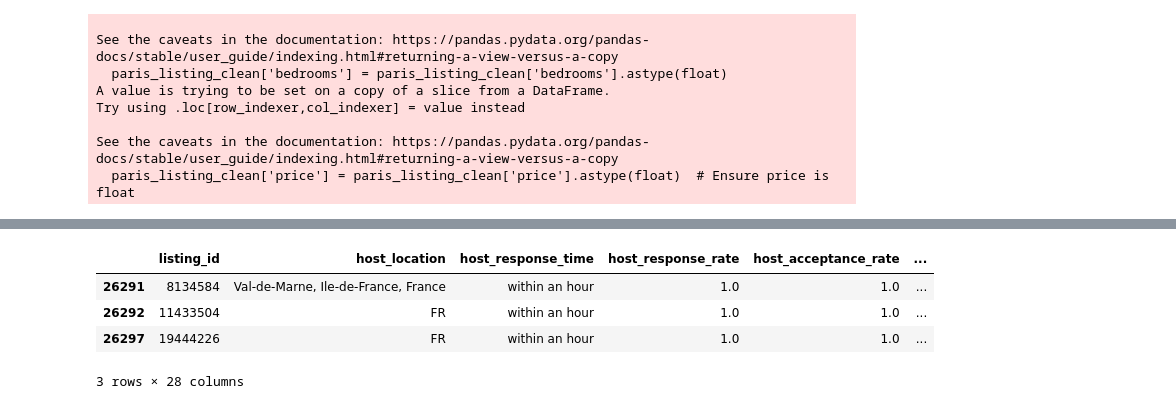
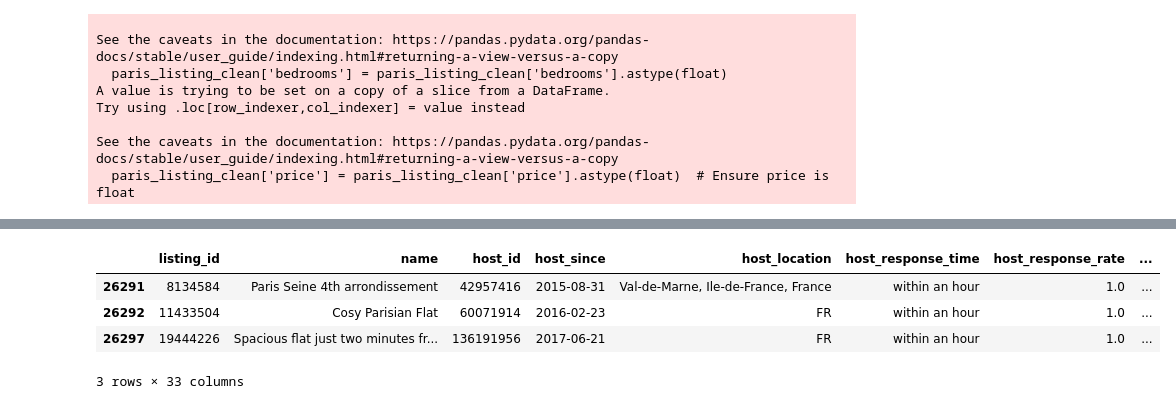
Before and after one commit to AMMISAIDFaical/Paris_Airbnb_Study, a Jupyter notebook: notebooks/Data_preprocessing.ipynb, the cells around one changed output, grey strips where cells are left out. Saved outputs shown, nothing was run; the diff lists cells and outputs as text; code cells hidden in the pictures.

```diff
--- a/notebooks/Data_preprocessing.ipynb
+++ b/notebooks/Data_preprocessing.ipynb
@@ -216,3 +246,5 @@ paris_listing['bedrooms'].fillna(median_bedrooms, inplace=True)
 ### host
 # %%
 paris_listing.dropna(subset=['host_location'], inplace=True)
+# %%
+nlp_paris_listing.dropna(subset=['host_location'], inplace=True)
@@ -265,0 +312,4 @@ paris_listing.dropna(subset=['host_response_time'], inplace=True)
+# %%
+impute_num_based_on_dist(nlp_paris_listing, 'host_response_rate')
+impute_num_based_on_dist(nlp_paris_listing, 'host_acceptance_rate')
+nlp_paris_listing.dropna(subset=['host_response_time'], inplace=True)
@@ -322,6 +382,11 @@ paris_listing_clean = paris_listing.dropna(subset=['review_scores_location',
                             'review_scores_value',
                             'review_scores_checkin',
                             'review_scores_communication','review_scores_rating'])
+# %%
+nlp_paris_listing_clean = nlp_paris_listing.dropna(subset=['review_scores_location',
+                            'review_scores_value',
+                            'review_scores_checkin',
+                            'review_scores_communication','review_scores_rating'])
 # %%
 paris_listing_clean.head(3)
 # %% [output]
@@ -380,3 +447,8 @@ Try using .loc[row_indexer,col_indexer] = value instead
 
 See the caveats in the documentation: https://pandas.pydata.org/pandas-docs/stable/user_guide/indexing.html#returning-a-view-versus-a-copy
   paris_listing_clean['price'] = paris_listing_clean['price'].astype(float)  # Ensure price is float
+# %%
+nlp_paris_listing_clean['latitude'] = nlp_paris_listing_clean['latitude'].astype(float)
+nlp_paris_listing_clean['longitude'] = nlp_paris_listing_clean['longitude'].astype(float)
+nlp_paris_listing_clean['bedrooms'] = nlp_paris_listing_clean['bedrooms'].astype(float)
+nlp_paris_listing_clean['price'] = nlp_paris_listing_clean['price'].astype(float)  # Ensure price is float
@@ -383,11 +476,11 @@ See the caveats in the documentation: https://pandas.pydata.org/pandas-docs/stab
 # %%
-paris_listing_clean.head(3)
+nlp_paris_listing_clean.head(3)
 # %% [output]
-|  | listing_id | host_location | host_response_time | host_response_rate | host_acceptance_rate | ... |
-| 26291 | 8134584 | Val-de-Marne, Ile-de-France, France | within an hour | 1.0 | 1.0 | ... |
-| 26292 | 11433504 | FR | within an hour | 1.0 | 1.0 | ... |
-| 26297 | 19444226 | FR | within an hour | 1.0 | 1.0 | ... |
+|  | listing_id | name | host_id | host_since | host_location | host_response_time | host_response_rate | ... |
+| 26291 | 8134584 | Paris Seine 4th arrondissement | 42957416 | 2015-08-31 | Val-de-Marne, Ile-de-France, France | within an hour | 1.0 | ... |
+| 26292 | 11433504 | Cosy Parisian Flat | 60071914 | 2016-02-23 | FR | within an hour | 1.0 | ... |
+| 26297 | 19444226 | Spacious flat just two minutes fr... | 136191956 | 2017-06-21 | FR | within an hour | 1.0 | ... |
-3 rows × 28 columns
+3 rows × 33 columns
 # %%
 # save as csv
 path = "../data/processed/"
```
Also changed, not shown: parts of 16 cells of this notebook, 3 other files.
